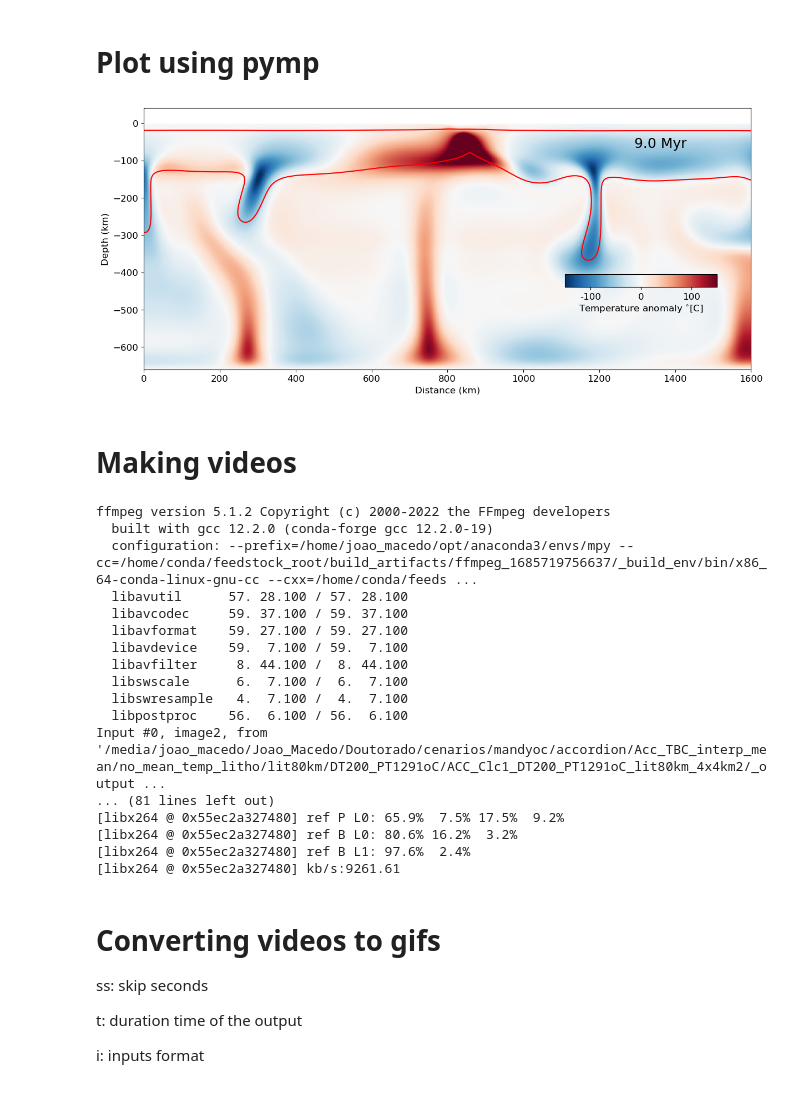
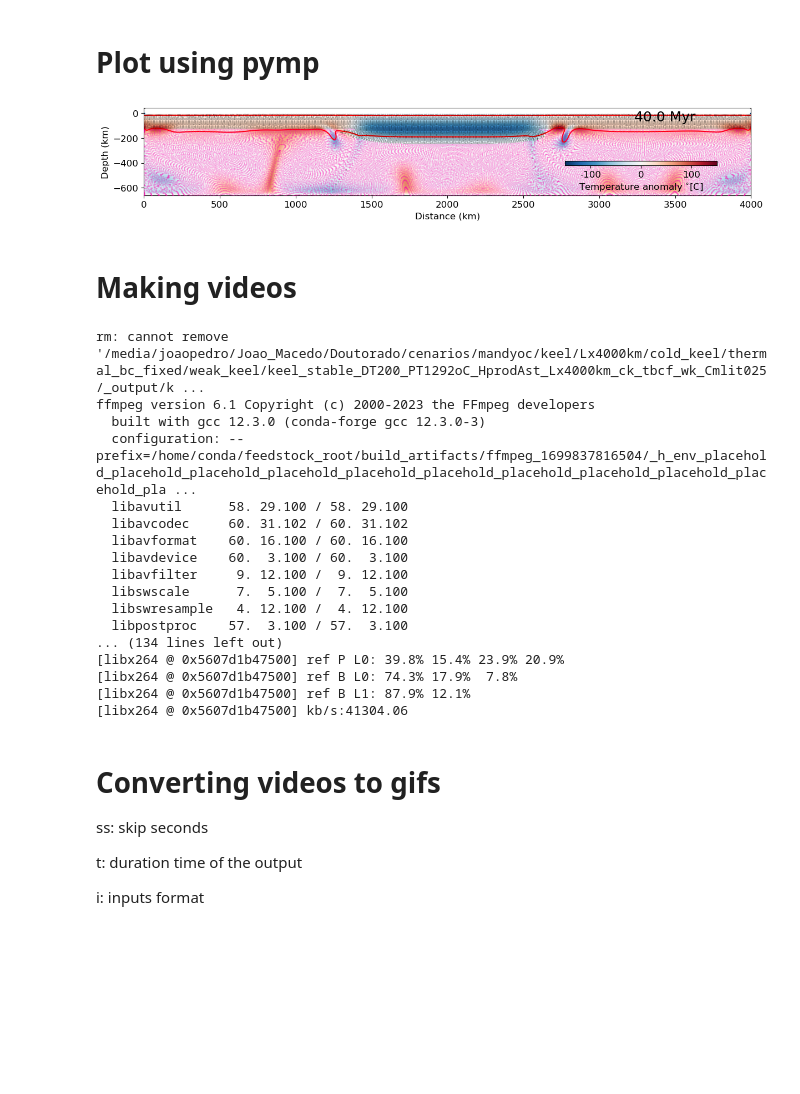
Before and after one commit to jamisonassuncao/mandyoc-scripts, a Jupyter notebook: frames_generator.ipynb, the cells around one changed output. Drawn from its saved outputs; the diff is of its cells as text; code cells hidden in the pictures; blank space fills up the shorter version.

```diff
--- a/frames_generator.ipynb
+++ b/frames_generator.ipynb
@@ -70,7 +70,7 @@ machine_path = '/'+path[1]+'/'+path[2] # Select home according to OS.
 
 #Group 2 CPE - HprodAst
 #lit80km
-scenario = '/Doutorado/cenarios/mandyoc/stable/lit80km/stable_PT200_rheol19_c1250_C1_HprodAst' #ok
+# scenario = '/Doutorado/cenarios/mandyoc/stable/lit80km/stable_PT200_rheol19_c1250_C1_HprodAst' #ok
 # scenario = '/Doutorado/cenarios/mandyoc/stable/lit80km/stable_PT280_rheol19_c1250_C1_HprodAst' #ok
 # scenario = '/Doutorado/cenarios/mandyoc/stable/lit80km/stable_PT290_rheol19_c1250_C1_HprodAst' #ok
 # scenario = '/Doutorado/cenarios/mandyoc/stable/lit80km/stable_PT350_rheol19_c1250_C1_HprodAst' #ok
@@ -131,8 +131,11 @@ scenario = '/Doutorado/cenarios/mandyoc/stable/lit80km/stable_PT200_rheol19_c125
 # scenario = '/Doutorado/cenarios/mandyoc/keel/Lx4000km/cold_keel/thermal_bc_fixed/ast_wind/keel_stable_DT200_HprodAst_Lx4000km_ck_aw_tbcf'
 # scenario = '/Doutorado/cenarios/mandyoc/keel/Lx4000km/cold_keel/thermal_bc_fixed/ast_wind/keel_stable_DT350_HprodAst_Lx4000km_ck_aw_tbcf'
 
+
+# scenario = '/Doutorado/cenarios/mandyoc/keel/Lx4000km/cold_keel/thermal_bc_fixed/weak_keel/keel_stable_DT200_PT1292oC_HprodAst_Lx4000km_ck_tbcf_wk_Cmlit001'
 # scenario = '/Doutorado/cenarios/mandyoc/keel/Lx4000km/cold_keel/thermal_bc_fixed/weak_keel/keel_stable_DT200_PT1292oC_HprodAst_Lx4000km_ck_tbcf_wk_Cmlit01'
-# scenario = '/Doutorado/cenarios/mandyoc/keel/Lx4000km/cold_keel/thermal_bc_fixed/weak_keel/keel_stable_DT200_PT1292oC_HprodAst_Lx4000km_ck_tbcf_wk_Cmlit001'
+# scenario = '/Doutorado/cenarios/mandyoc/keel/Lx4000km/cold_keel/thermal_bc_fixed/weak_keel/keel_stable_DT200_PT1292oC_HprodAst_Lx4000km_ck_tbcf_wk_Cmlit02'
+scenario = '/Doutorado/cenarios/mandyoc/keel/Lx4000km/cold_keel/thermal_bc_fixed/weak_keel/keel_stable_DT200_PT1292oC_HprodAst_Lx4000km_ck_tbcf_wk_Cmlit025'
 # scenario = '/Doutorado/cenarios/mandyoc/keel/Lx4000km/cold_keel/thermal_bc_fixed/weak_keel/keel_stable_DT200_PT1292oC_HprodAst_Lx4000km_ck_tbcf_wk_Cmlit03'
 # scenario = '/Doutorado/cenarios/mandyoc/keel/Lx4000km/cold_keel/thermal_bc_fixed/weak_keel/keel_stable_DT200_PT1292oC_HprodAst_Lx4000km_ck_tbcf_wk_Cmlit05'
 
@@ -195,8 +198,8 @@ properties = [#Properties from mandyoc. Comment/uncomment to select which ones y
 #              'radiogenic_heat',
              'lithology',
 #              'pressure',
-#              'strain',
-            #  'strain_rate',
+            #  'strain',
+             'strain_rate',
             #  'temperature',
              'temperature_anomaly',
             #  'surface',
@@ -306,39 +328,39 @@ step = 1#5
 # step_final = dataset.step[-1]
 # dstep = int(step_1 - step_initial)
 
-# plot_particles = True
-plot_particles = False
+plot_particles = True
+# plot_particles = False
 
 with pymp.Parallel() as p:
     for i in p.range(start, end+step, step):
         # data = dataset.isel(time=i)
         per = np.round(100*(i+1-start)/(end-start), 2)
         text = f"Time: {np.round(float(dataset.isel(time=i).time), 2)} Myr; Step: {int(dataset.isel(time=i).step)}/{int(dataset.step.max())}, ({per:.2f}%)."
 
         # print(text, end='\r')
 
         for prop in properties:
     #         print(f"Handeling {prop}.", end='\n')
             if(prop != 'surface'): # you can customize
                 xlims = [0, float(dataset.isel(time=i).lx) / 1.0e3]
                 ylims = [-float(dataset.isel(time=i).lz) / 1.0e3 + 40, 40]
             else:
                 xmin = 0 #+ 200
                 xmax = float(dataset.isel(time=i).lx) / 1.0E3 #- 200
                 xlims = [xmin, xmax]
                 ylims = [-7, 7]
 
             single_plot(dataset.isel(time=i), prop, xlims, ylims, model_path, output_path,
                         plot_isotherms = plot_isotherms,
                         plot_particles = plot_particles,
                         isotherms = [500, 1300],
                         plot_melt = plot_melt,
                         melt_method = melt_method)
 
             # single_plot(dataset.isel(time=i), prop, xlims, ylims, model_path, output_path, plot_isotherms=False, isotherms = [500, 1300])
     #     print((n+1)*'\033[F', end='')
 # %% [output]
-[figure, old version]
+[figure, new version]
 # %%
 # model_name
 # dataset.time
@@ -360,23 +382,23 @@ for prop in properties:
     # !ffmpeg -r {fps} -f image2 -s 1920x1080 -pattern_type glob -i '{model_path}/_output/{model_name}_{prop}_*.png' -vcodec libx264 -crf 25 -pix_fmt yuv420p {model_path}/_output/{model_name}_{prop}.mp4
     !ffmpeg -r {fps} -f image2 -s 1920x1080 -pattern_type glob -i '{videoname}_*.png' -vcodec libx264 -vf 'pad=ceil(iw/2)*2:ceil(ih/2)*2' -r 24 -y -an -crf 25 -pix_fmt yuv420p {videoname}.mp4
 # %% [output]
-ffmpeg version 5.1.2 Copyright (c) 2000-2022 the FFmpeg developers
-  built with gcc 12.2.0 (conda-forge gcc 12.2.0-19)
-  configuration: --prefix=/home/joao_macedo/opt/anaconda3/envs/mpy --cc=/home/conda/feedstock_root/build_artifacts/ffmpeg_1685719756637/_build_env/bin/x86_64-conda-linux-gnu-cc --cxx=/home/conda/feeds ...
-  libavutil      57. 28.100 / 57. 28.100
-  libavcodec     59. 37.100 / 59. 37.100
-  libavformat    59. 27.100 / 59. 27.100
-  libavdevice    59.  7.100 / 59.  7.100
-  libavfilter     8. 44.100 /  8. 44.100
-  libswscale      6.  7.100 /  6.  7.100
-  libswresample   4.  7.100 /  4.  7.100
-  libpostproc    56.  6.100 / 56.  6.100
-Input #0, image2, from '/media/joao_macedo/Joao_Macedo/Doutorado/cenarios/mandyoc/accordion/Acc_TBC_interp_mean/no_mean_temp_litho/lit80km/DT200_PT1291oC/ACC_Clc1_DT200_PT1291oC_lit80km_4x4km2/_output ...
-... (81 lines left out)
-[libx264 @ 0x55ec2a327480] ref P L0: 65.9%  7.5% 17.5%  9.2%
-[libx264 @ 0x55ec2a327480] ref B L0: 80.6% 16.2%  3.2%
-[libx264 @ 0x55ec2a327480] ref B L1: 97.6%  2.4%
-[libx264 @ 0x55ec2a327480] kb/s:9261.61
+rm: cannot remove '/media/joaopedro/Joao_Macedo/Doutorado/cenarios/mandyoc/keel/Lx4000km/cold_keel/thermal_bc_fixed/weak_keel/keel_stable_DT200_PT1292oC_HprodAst_Lx4000km_ck_tbcf_wk_Cmlit025/_output/k ...
+ffmpeg version 6.1 Copyright (c) 2000-2023 the FFmpeg developers
+  built with gcc 12.3.0 (conda-forge gcc 12.3.0-3)
+  configuration: --prefix=/home/conda/feedstock_root/build_artifacts/ffmpeg_1699837816504/_h_env_placehold_placehold_placehold_placehold_placehold_placehold_placehold_placehold_placehold_placehold_pla ...
+  libavutil      58. 29.100 / 58. 29.100
+  libavcodec     60. 31.102 / 60. 31.102
+  libavformat    60. 16.100 / 60. 16.100
+  libavdevice    60.  3.100 / 60.  3.100
+  libavfilter     9. 12.100 /  9. 12.100
+  libswscale      7.  5.100 /  7.  5.100
+  libswresample   4. 12.100 /  4. 12.100
+  libpostproc    57.  3.100 / 57.  3.100
+... (134 lines left out)
+[libx264 @ 0x5607d1b47500] ref P L0: 39.8% 15.4% 23.9% 20.9%
+[libx264 @ 0x5607d1b47500] ref B L0: 74.3% 17.9%  7.8%
+[libx264 @ 0x5607d1b47500] ref B L1: 87.9% 12.1%
+[libx264 @ 0x5607d1b47500] kb/s:41304.06
 # %% [markdown]
 # Converting videos to gifs
 
```
Also changed, not shown: parts of 5 cells of this notebook.
